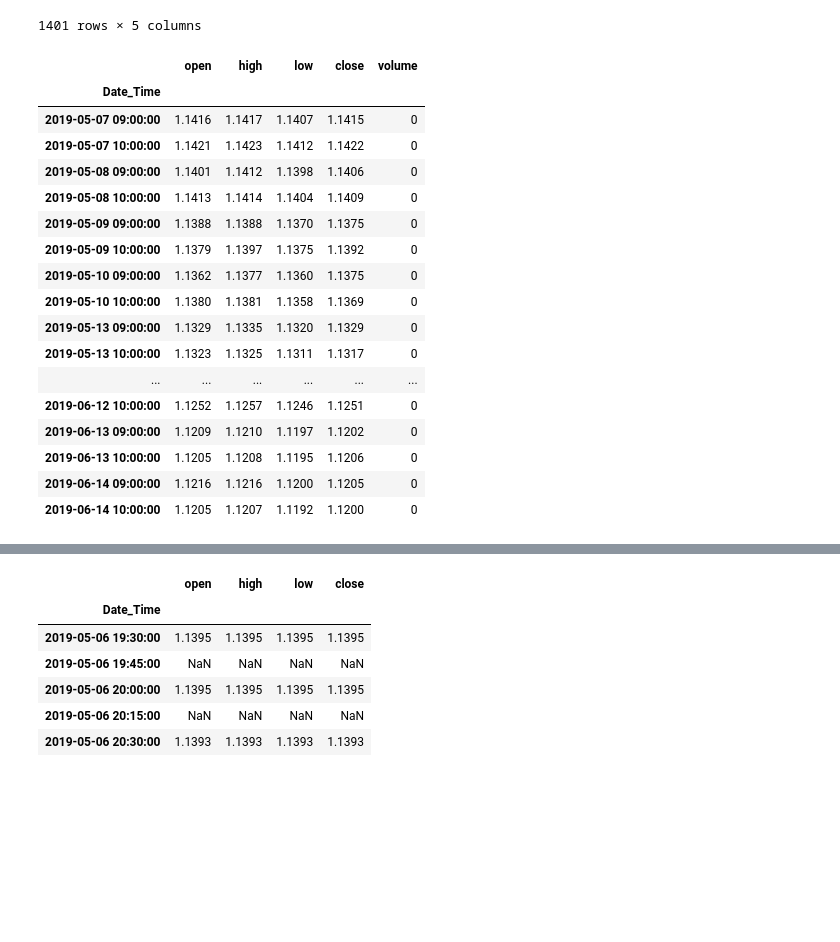
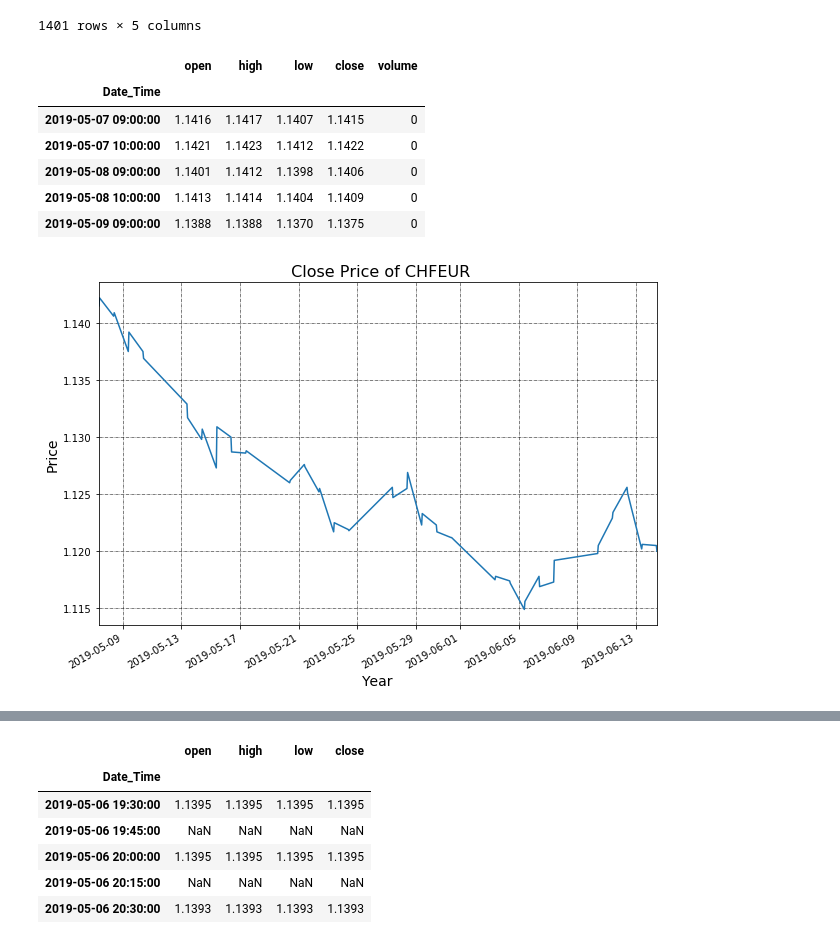
Before and after one commit to gmineo/CFA-Financial-Data-Wrangling-and-Visualization-in-Python, a Jupyter notebook: tutorial_filled/SMI.ipynb, the cells around one changed output, grey strips where cells are left out. Cells and saved outputs as stored; diff of their text form; code cells hidden in the pictures; blank space fills up the shorter version.

```diff
--- a/tutorial_filled/SMI.ipynb
+++ b/tutorial_filled/SMI.ipynb
@@ -30,23 +30,29 @@ result = pd.concat(frames, axis=0, ignore_index=False)
 # %%
 final=result.sort_values(by=['Date_Time'])
 # %%
-final
+final.head()
 # %% [output]
 |  | open | high | low | close | volume |
 | Date_Time |  |  |  |  |  |
 | 2019-05-07 09:00:00 | 1.1416 | 1.1417 | 1.1407 | 1.1415 | 0 |
 | 2019-05-07 10:00:00 | 1.1421 | 1.1423 | 1.1412 | 1.1422 | 0 |
 | 2019-05-08 09:00:00 | 1.1401 | 1.1412 | 1.1398 | 1.1406 | 0 |
 | 2019-05-08 10:00:00 | 1.1413 | 1.1414 | 1.1404 | 1.1409 | 0 |
 | 2019-05-09 09:00:00 | 1.1388 | 1.1388 | 1.1370 | 1.1375 | 0 |
-| 2019-05-09 10:00:00 | 1.1379 | 1.1397 | 1.1375 | 1.1392 | 0 |
-| 2019-05-10 09:00:00 | 1.1362 | 1.1377 | 1.1360 | 1.1375 | 0 |
-| 2019-05-10 10:00:00 | 1.1380 | 1.1381 | 1.1358 | 1.1369 | 0 |
-| 2019-05-13 09:00:00 | 1.1329 | 1.1335 | 1.1320 | 1.1329 | 0 |
-| 2019-05-13 10:00:00 | 1.1323 | 1.1325 | 1.1311 | 1.1317 | 0 |
-| ... | ... | ... | ... | ... | ... |
-| 2019-06-12 10:00:00 | 1.1252 | 1.1257 | 1.1246 | 1.1251 | 0 |
-| 2019-06-13 09:00:00 | 1.1209 | 1.1210 | 1.1197 | 1.1202 | 0 |
-| 2019-06-13 10:00:00 | 1.1205 | 1.1208 | 1.1195 | 1.1206 | 0 |
-| 2019-06-14 09:00:00 | 1.1216 | 1.1216 | 1.1200 | 1.1205 | 0 |
-| 2019-06-14 10:00:00 | 1.1205 | 1.1207 | 1.1192 | 1.1200 | 0 |
+# %%
+import matplotlib.pyplot as plt
+%matplotlib inline
+ticker = 'CHFEUR'
+# Plot the adjusted close price
+final['close'].plot(figsize=(10, 7))
+# Define the label for the title of the figure
+plt.title(" Close Price of %s" % ticker, fontsize=16)
+# Define the labels for x-axis and y-axis
+plt.ylabel('Price', fontsize=14)
+plt.xlabel('Year', fontsize=14)
+# Plot the grid lines
+plt.grid(which="major", color='k', linestyle='-.', linewidth=0.5)
+# Show the plot
+plt.show()
+# %% [output]
+[figure, added]
```
Also changed, not shown: parts of 5 cells of this notebook.
